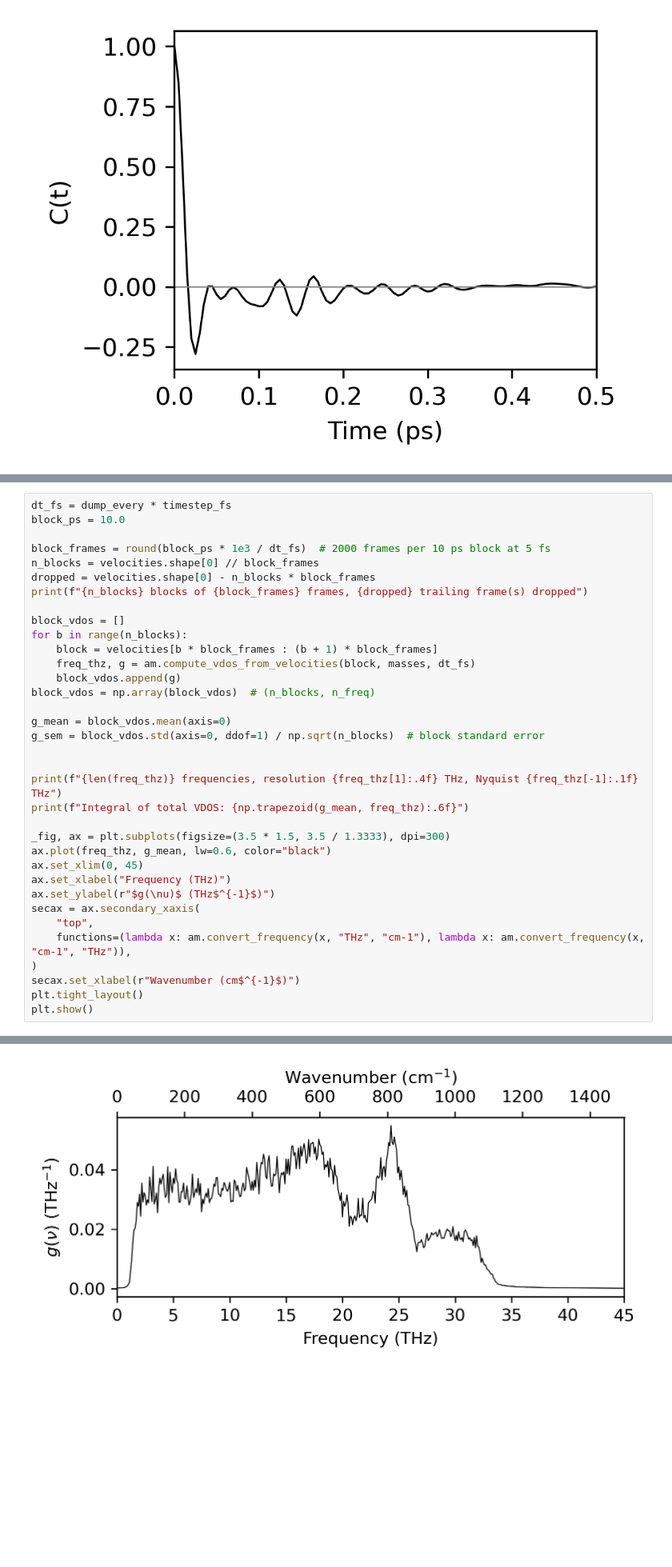
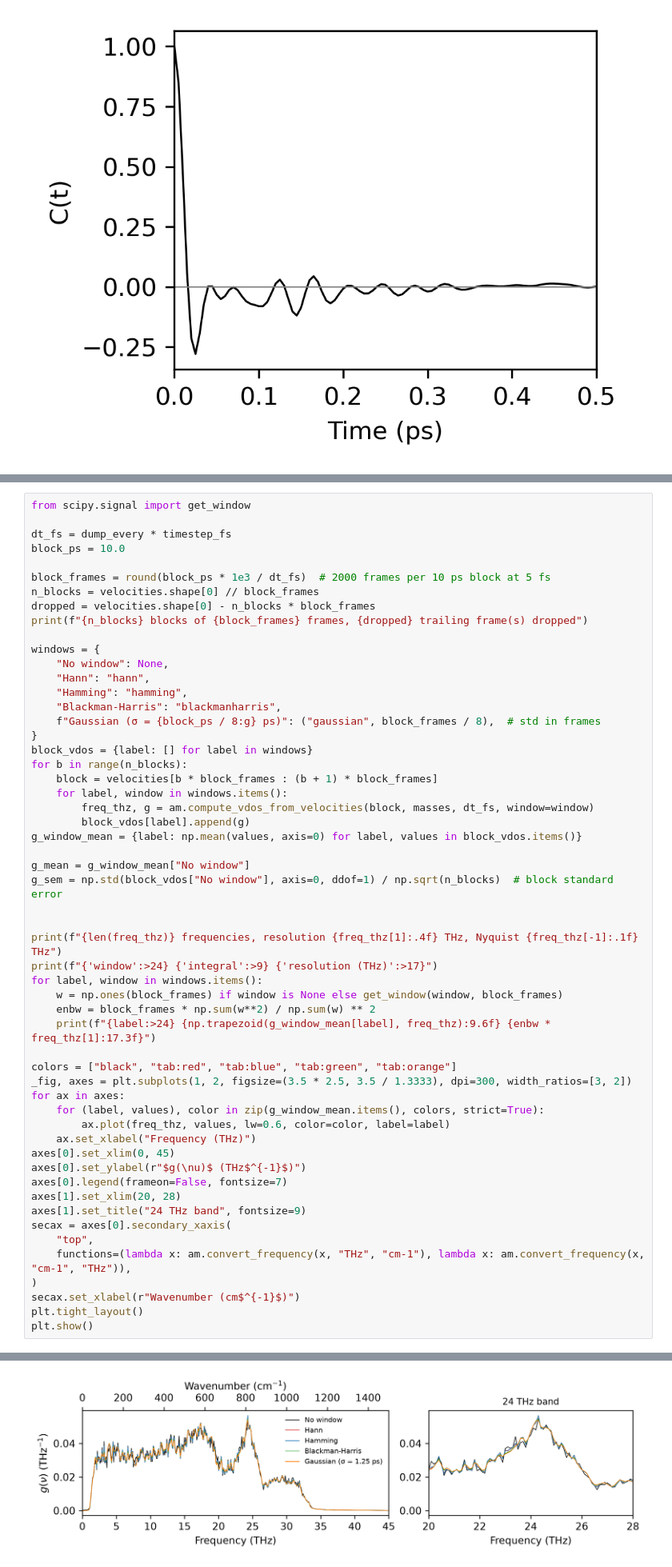
Before and after one commit to glasagent/amorphouspy, a Jupyter notebook: notebooks/VDOSTutorial.ipynb, the cells around one changed output, grey strips where cells are left out. Shown at 80% size. Drawn from its saved outputs; the diff is of its cells as text; blank space fills up the shorter version.

```diff
--- a/notebooks/VDOSTutorial.ipynb
+++ b/notebooks/VDOSTutorial.ipynb
@@ -227,4 +242,6 @@ axis uses `am.convert_frequency` to show wavenumbers.
 # %%
+from scipy.signal import get_window
+
 dt_fs = dump_every * timestep_fs
 block_ps = 10.0
 
@@ -233,26 +250,44 @@ n_blocks = velocities.shape[0] // block_frames
 dropped = velocities.shape[0] - n_blocks * block_frames
 print(f"{n_blocks} blocks of {block_frames} frames, {dropped} trailing frame(s) dropped")
 
-block_vdos = []
+windows = {
+    "No window": None,
+    "Hann": "hann",
+    "Hamming": "hamming",
+    "Blackman-Harris": "blackmanharris",
+    f"Gaussian (σ = {block_ps / 8:g} ps)": ("gaussian", block_frames / 8),  # std in frames
+}
+block_vdos = {label: [] for label in windows}
 for b in range(n_blocks):
     block = velocities[b * block_frames : (b + 1) * block_frames]
-    freq_thz, g = am.compute_vdos_from_velocities(block, masses, dt_fs)
-    block_vdos.append(g)
-block_vdos = np.array(block_vdos)  # (n_blocks, n_freq)
+    for label, window in windows.items():
+        freq_thz, g = am.compute_vdos_from_velocities(block, masses, dt_fs, window=window)
+        block_vdos[label].append(g)
+g_window_mean = {label: np.mean(values, axis=0) for label, values in block_vdos.items()}
 
-g_mean = block_vdos.mean(axis=0)
-g_sem = block_vdos.std(axis=0, ddof=1) / np.sqrt(n_blocks)  # block standard error
+g_mean = g_window_mean["No window"]
+g_sem = np.std(block_vdos["No window"], axis=0, ddof=1) / np.sqrt(n_blocks)  # block standard error
 
 
 print(f"{len(freq_thz)} frequencies, resolution {freq_thz[1]:.4f} THz, Nyquist {freq_thz[-1]:.1f} THz")
-print(f"Integral of total VDOS: {np.trapezoid(g_mean, freq_thz):.6f}")
+print(f"{'window':>24} {'integral':>9} {'resolution (THz)':>17}")
+for label, window in windows.items():
+    w = np.ones(block_frames) if window is None else get_window(window, block_frames)
+    enbw = block_frames * np.sum(w**2) / np.sum(w) ** 2
+    print(f"{label:>24} {np.trapezoid(g_window_mean[label], freq_thz):9.6f} {enbw * freq_thz[1]:17.3f}")
 
-_fig, ax = plt.subplots(figsize=(3.5 * 1.5, 3.5 / 1.3333), dpi=300)
-ax.plot(freq_thz, g_mean, lw=0.6, color="black")
-ax.set_xlim(0, 45)
-ax.set_xlabel("Frequency (THz)")
-ax.set_ylabel(r"$g(\nu)$ (THz$^{-1}$)")
-secax = ax.secondary_xaxis(
+colors = ["black", "tab:red", "tab:blue", "tab:green", "tab:orange"]
+_fig, axes = plt.subplots(1, 2, figsize=(3.5 * 2.5, 3.5 / 1.3333), dpi=300, width_ratios=[3, 2])
+for ax in axes:
+    for (label, values), color in zip(g_window_mean.items(), colors, strict=True):
+        ax.plot(freq_thz, values, lw=0.6, color=color, label=label)
+    ax.set_xlabel("Frequency (THz)")
+axes[0].set_xlim(0, 45)
+axes[0].set_ylabel(r"$g(\nu)$ (THz$^{-1}$)")
+axes[0].legend(frameon=False, fontsize=7)
+axes[1].set_xlim(20, 28)
+axes[1].set_title("24 THz band", fontsize=9)
+secax = axes[0].secondary_xaxis(
     "top",
     functions=(lambda x: am.convert_frequency(x, "THz", "cm-1"), lambda x: am.convert_frequency(x, "cm-1", "THz")),
 )
@@ -266,4 +306,4 @@ Integral of total VDOS: 1.000000
-[figure, old version]
+[figure, new version]
 # %% [markdown]
 ## Step 7 — Partial VDOS
 
```
Also changed, not shown: parts of 2 cells of this notebook, 2 other files.
